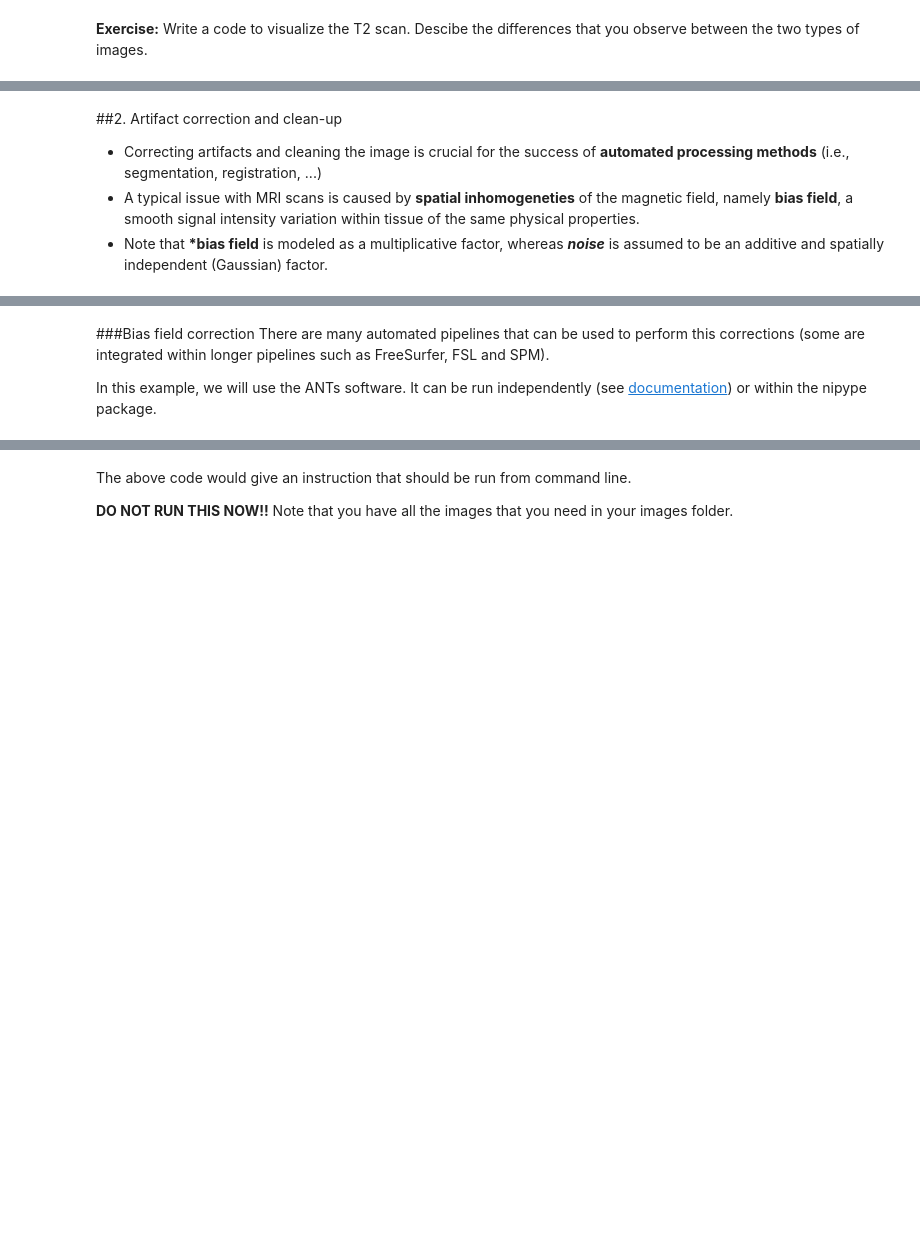
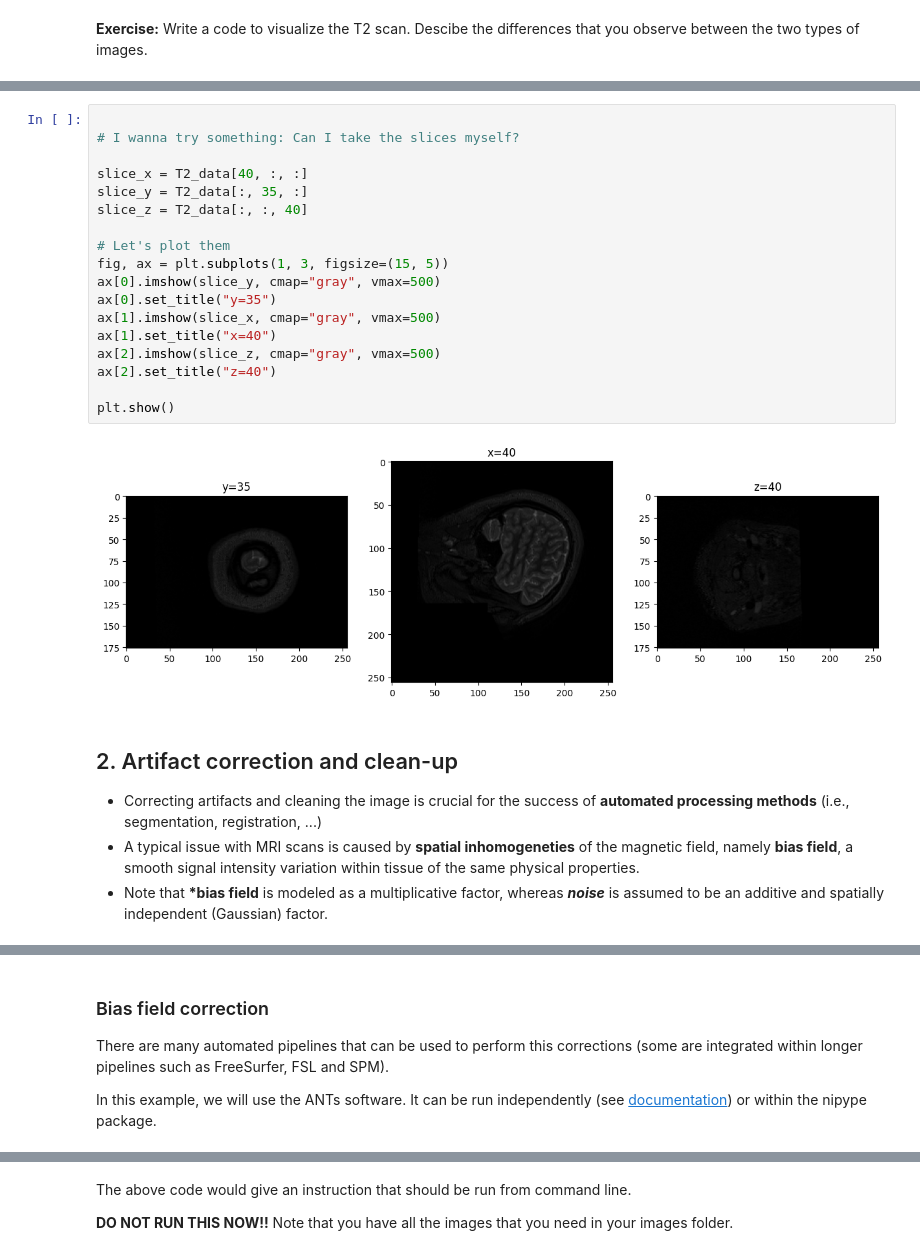
Before and after one commit to AimbotParce/Medical-Imaging, a Jupyter notebook: Lab 2/lab_2.ipynb, the cells around one changed output, grey strips where cells are left out. Drawn from its saved outputs; the diff is of its cells as text; blank space fills up the shorter version.

```diff
--- a/Lab 2/lab_2.ipynb
+++ b/Lab 2/lab_2.ipynb
@@ -81,5 +91,25 @@ FileNotFoundError: No such file or no access: 'example_T1w.nii.gz'
+# %%
+
+# I wanna try something: Can I take the slices myself?
+
+slice_x = T2_data[40, :, :]
+slice_y = T2_data[:, 35, :]
+slice_z = T2_data[:, :, 40]
+
+# Let's plot them
+fig, ax = plt.subplots(1, 3, figsize=(15, 5))
+ax[0].imshow(slice_y, cmap="gray", vmax=500)
+ax[0].set_title("y=35")
+ax[1].imshow(slice_x, cmap="gray", vmax=500)
+ax[1].set_title("x=40")
+ax[2].imshow(slice_z, cmap="gray", vmax=500)
+ax[2].set_title("z=40")
+
+plt.show()
+# %% [output]
+[figure, added]
 # %% [markdown]
-##2. Artifact correction and clean-up
+## 2. Artifact correction and clean-up
 
 -   Correcting artifacts and cleaning the image is crucial for the success of **automated processing methods** (i.e., segmentation, registration, ...)
 -   A typical issue with MRI scans is caused by **spatial inhomogeneties** of the magnetic field, namely **bias field**, a smooth signal intensity variation within tissue of the same physical properties.
@@ -87,7 +117,8 @@ FileNotFoundError: No such file or no access: 'example_T1w.nii.gz'
 # %% [markdown]
 ![P2_image1.png](embedded-picture-1)
 # %% [markdown]
-###Bias field correction
+### Bias field correction
+
 There are many automated pipelines that can be used to perform this corrections (some are integrated within longer pipelines such as FreeSurfer, FSL and SPM).
 
 In this example, we will use the ANTs software. It can be run independently (see [documentation](https://http://stnava.github.io/ANTs/)) or within the nipype package.
```
Also changed, not shown: parts of 14 cells of this notebook.
